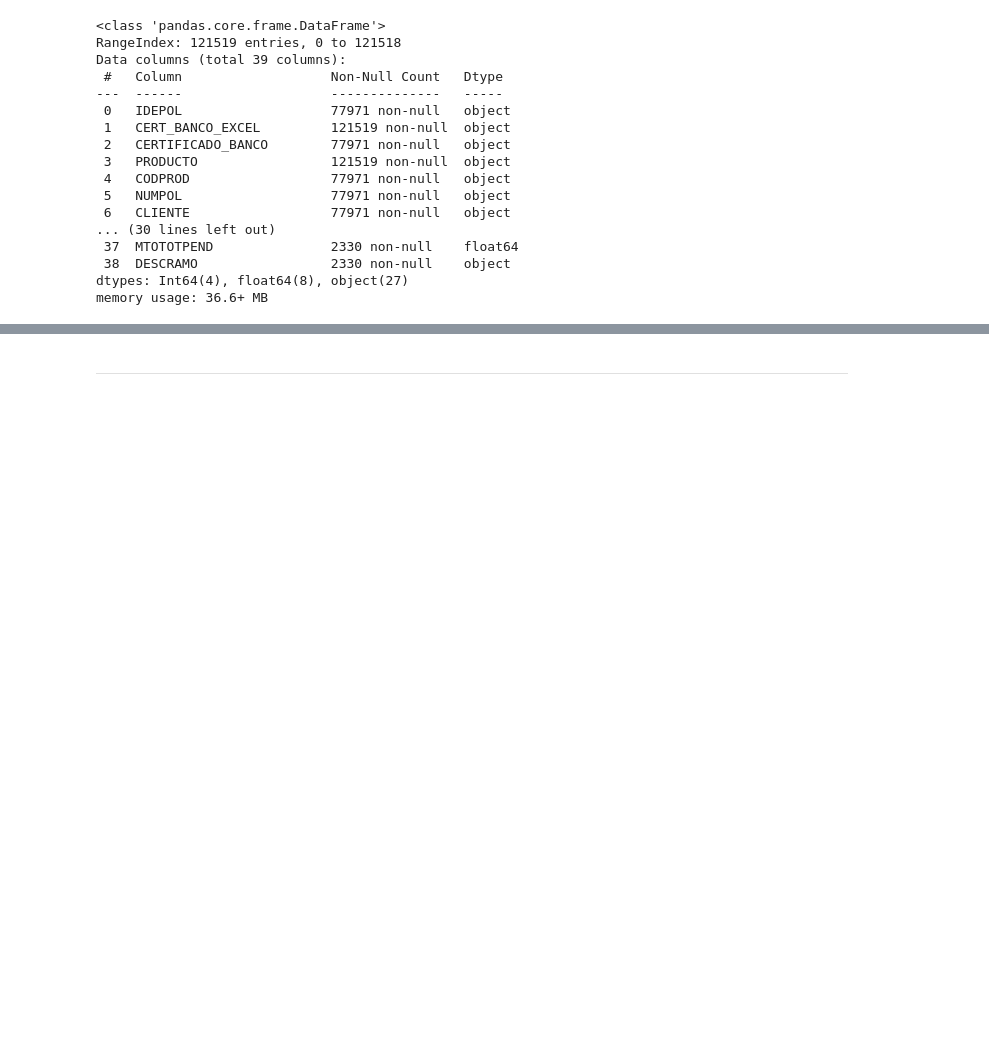
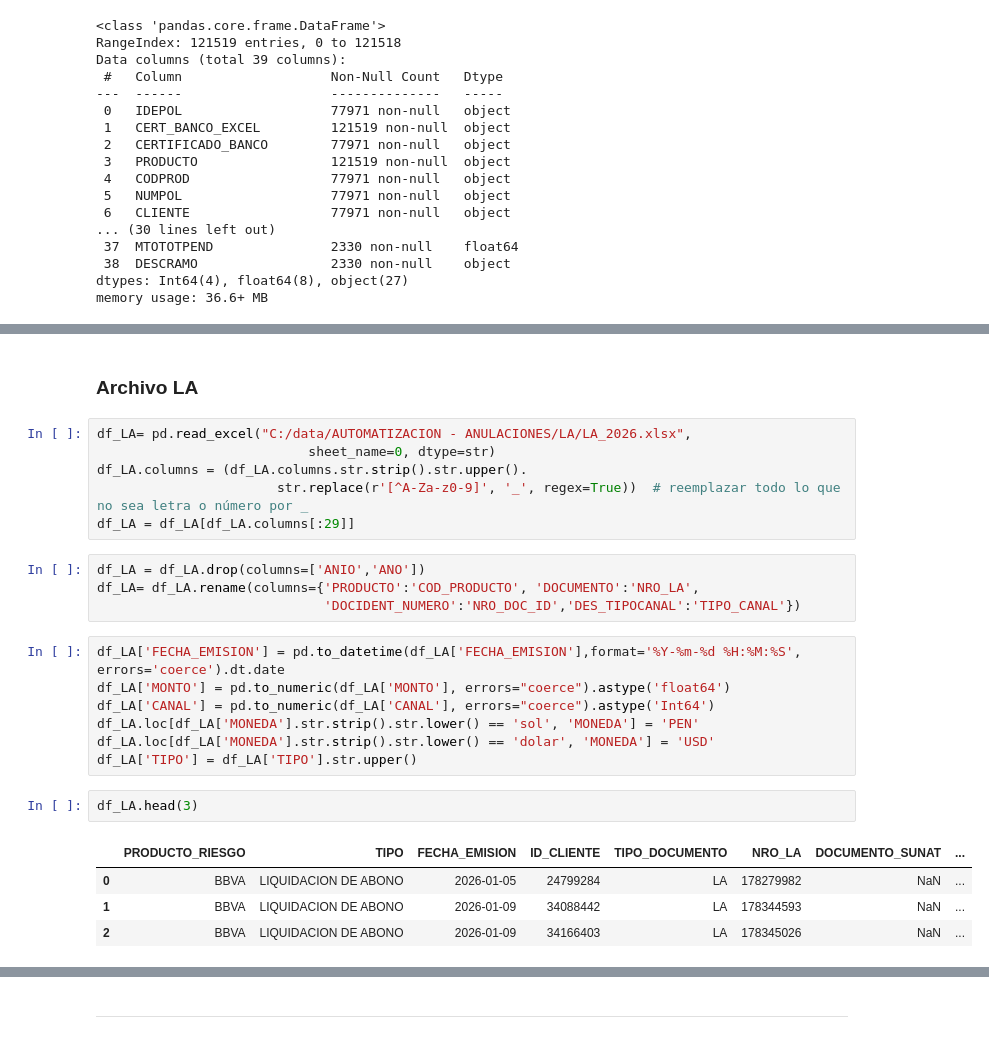
Before and after one commit to nelvinvelazco/PROYECTO-RIMAC, a Jupyter notebook: notebooks/ETL_Excel_Bases.ipynb, the cells around one changed output, grey strips where cells are left out. Cells and saved outputs as stored; diff of their text form; blank space fills up the shorter version.

Commit message:
ETL a archivos de conciliaciones

```diff
--- a/notebooks/ETL_Excel_Bases.ipynb
+++ b/notebooks/ETL_Excel_Bases.ipynb
@@ -423,3 +423,29 @@ schema_Ticket_Info = [
         bigquery.SchemaField("NOMBRE_ARCHIVO", bigquery.enums.SqlTypeNames.STRING),
         bigquery.SchemaField("FECHA_CARGA", bigquery.enums.SqlTypeNames.STRING),
 ]
+# %% [markdown]
+### Archivo LA
+# %%
+df_LA= pd.read_excel("C:/data/AUTOMATIZACION - ANULACIONES/LA/LA_2026.xlsx",
+                           sheet_name=0, dtype=str)
+df_LA.columns = (df_LA.columns.str.strip().str.upper().
+                       str.replace(r'[^A-Za-z0-9]', '_', regex=True))  # reemplazar todo lo que no sea letra o número por _
+df_LA = df_LA[df_LA.columns[:29]]
+# %%
+df_LA = df_LA.drop(columns=['ANIO','ANO'])
+df_LA= df_LA.rename(columns={'PRODUCTO':'COD_PRODUCTO', 'DOCUMENTO':'NRO_LA',
+                             'DOCIDENT_NUMERO':'NRO_DOC_ID','DES_TIPOCANAL':'TIPO_CANAL'})
+# %%
+df_LA['FECHA_EMISION'] = pd.to_datetime(df_LA['FECHA_EMISION'],format='%Y-%m-%d %H:%M:%S', errors='coerce').dt.date
+df_LA['MONTO'] = pd.to_numeric(df_LA['MONTO'], errors="coerce").astype('float64')
+df_LA['CANAL'] = pd.to_numeric(df_LA['CANAL'], errors="coerce").astype('Int64')
+df_LA.loc[df_LA['MONEDA'].str.strip().str.lower() == 'sol', 'MONEDA'] = 'PEN'
+df_LA.loc[df_LA['MONEDA'].str.strip().str.lower() == 'dolar', 'MONEDA'] = 'USD'
+df_LA['TIPO'] = df_LA['TIPO'].str.upper()
+# %%
+df_LA.head(3)
+# %% [output]
+|  | PRODUCTO_RIESGO | TIPO | FECHA_EMISION | ID_CLIENTE | TIPO_DOCUMENTO | NRO_LA | DOCUMENTO_SUNAT | ... |
+| 0 | BBVA | LIQUIDACION DE ABONO | 2026-01-05 | 24799284 | LA | 178279982 | NaN | ... |
+| 1 | BBVA | LIQUIDACION DE ABONO | 2026-01-09 | 34088442 | LA | 178344593 | NaN | ... |
+| 2 | BBVA | LIQUIDACION DE ABONO | 2026-01-09 | 34166403 | LA | 178345026 | NaN | ... |
```
Also changed, not shown: parts of 5 cells of this notebook.
